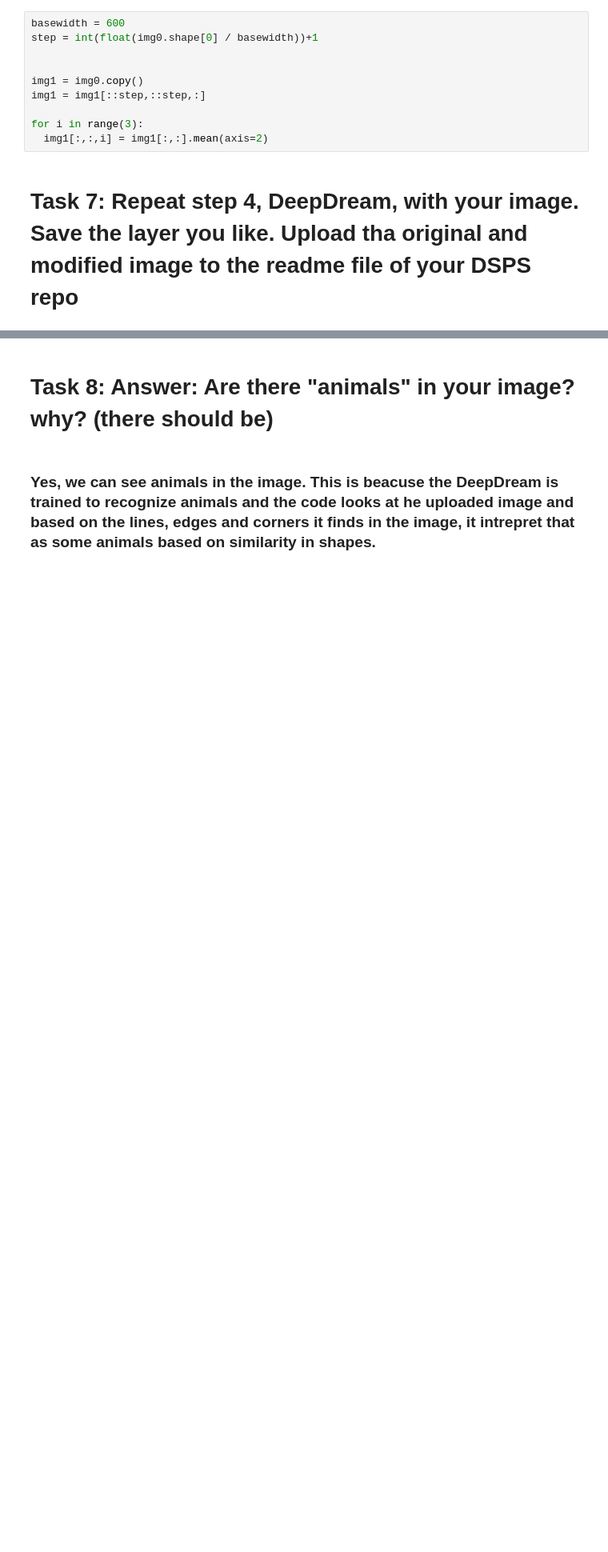
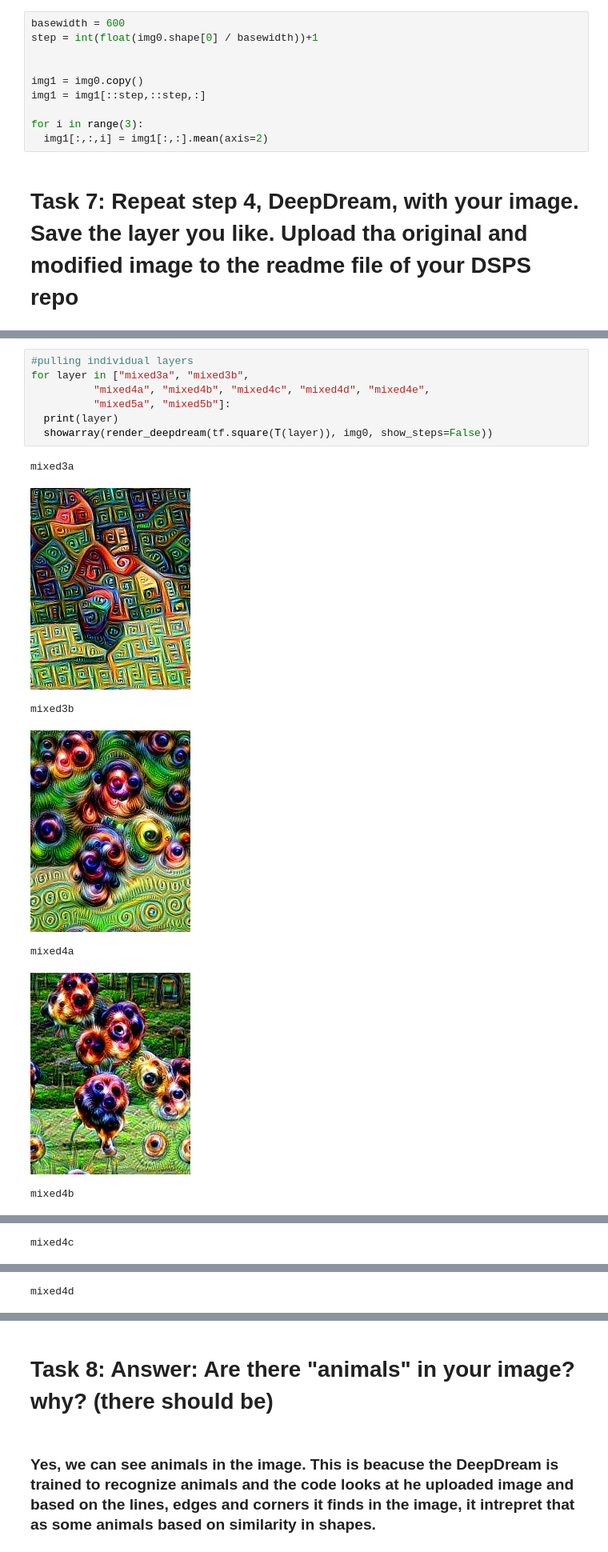
Before and after one commit to narayan-paudel/DSPS_EPAUDEL, a Jupyter notebook: HW12_ePaudel/DSPS2019_deepdream.ipynb, the cells around one changed output, grey strips where cells are left out. Shown at 80% size. Cells and saved outputs as stored; diff of their text form; blank space fills up the shorter version.

```diff
--- a/HW12_ePaudel/DSPS2019_deepdream.ipynb
+++ b/HW12_ePaudel/DSPS2019_deepdream.ipynb
@@ -220,0 +231,15 @@ final = render_deepdream(tf.square(T(layer)), img0)
+# %%
+#pulling individual layers
+for layer in ["mixed3a", "mixed3b",
+          "mixed4a", "mixed4b", "mixed4c", "mixed4d", "mixed4e",
+          "mixed5a", "mixed5b"]:
+  print(layer)
+  showarray(render_deepdream(tf.square(T(layer)), img0, show_steps=False))
+# %% [output]
+mixed3a
+[figure, added]
+mixed3b
+[figure, added]
+mixed4a
+[figure, added]
+mixed4b
@@ -220,0 +247 @@ final = render_deepdream(tf.square(T(layer)), img0)
+mixed4c
@@ -220,0 +249 @@ final = render_deepdream(tf.square(T(layer)), img0)
+mixed4d
```
Also changed, not shown: parts of 9 cells of this notebook, 1 other file.
